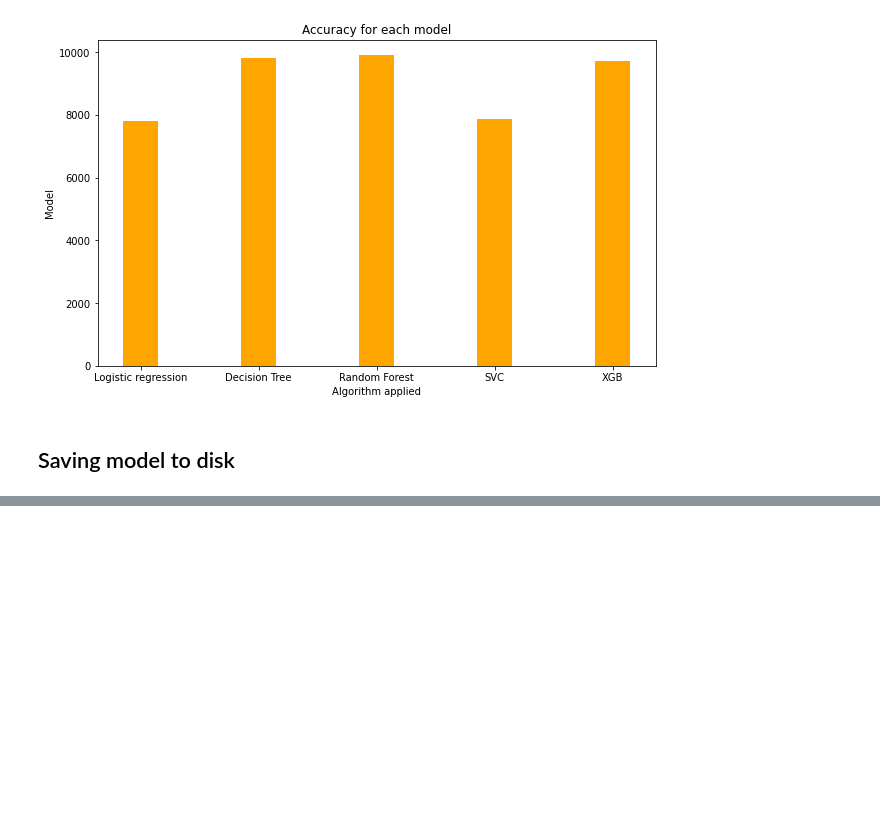
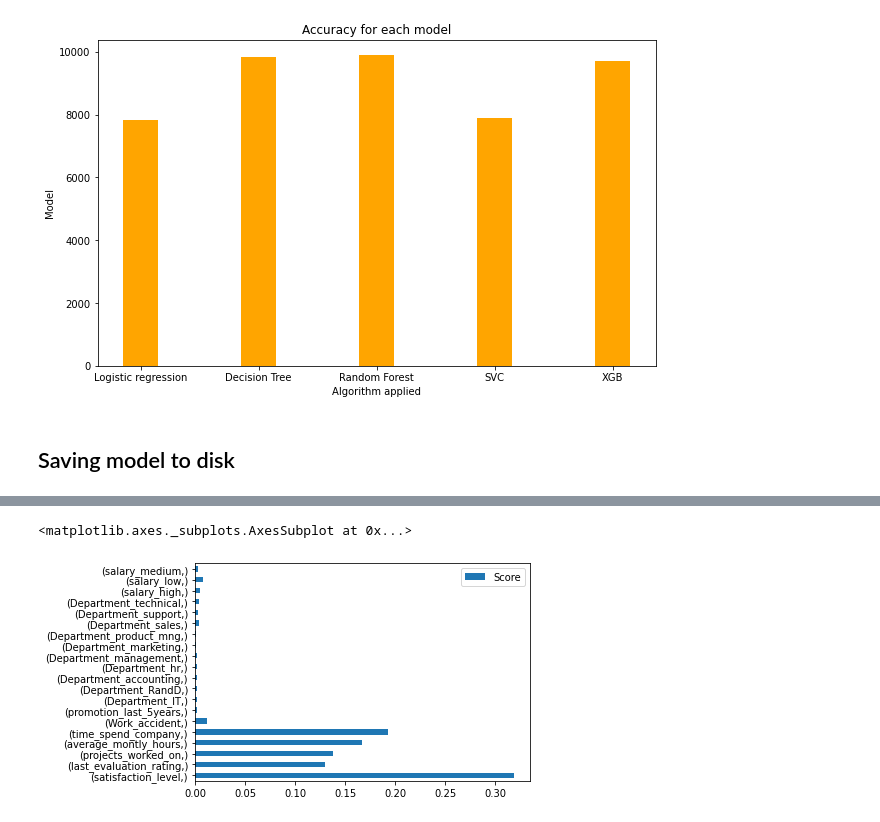
Before and after one commit to oushnik23/PredictEmployeeAttrition_classification, a Jupyter notebook: PredictEmployeeAttrition.ipynb, the cells around one changed output, grey strips where cells are left out. Cells and saved outputs as stored; diff of their text form; code cells hidden in the pictures; blank space fills up the shorter version.

```diff
--- a/PredictEmployeeAttrition.ipynb
+++ b/PredictEmployeeAttrition.ipynb
@@ -362,0 +423,3 @@ model=pickle.load(open('model.pkl','rb'))
+# %%
+imp=pd.DataFrame({'Score':rfe.feature_importances_},index=[x.columns])
+imp
@@ -362,0 +444,5 @@ model=pickle.load(open('model.pkl','rb'))
+# %%
+imp.plot(kind='barh')
+# %% [output]
+<matplotlib.axes._subplots.AxesSubplot at 0x...>
+[figure, added]
```
Also changed, not shown: parts of 28 cells of this notebook.
